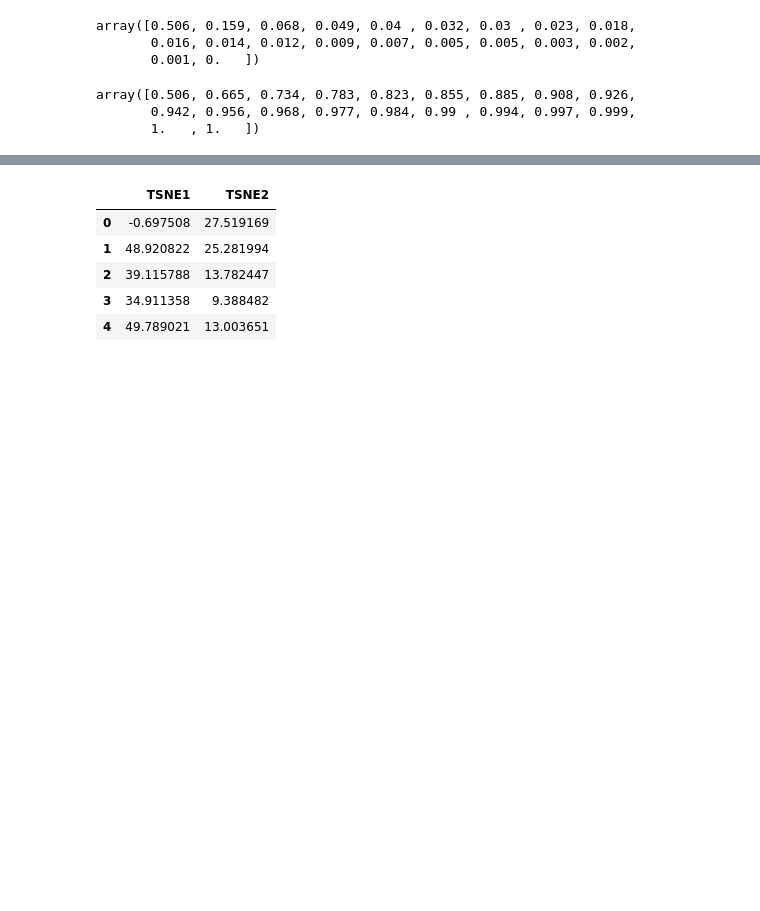
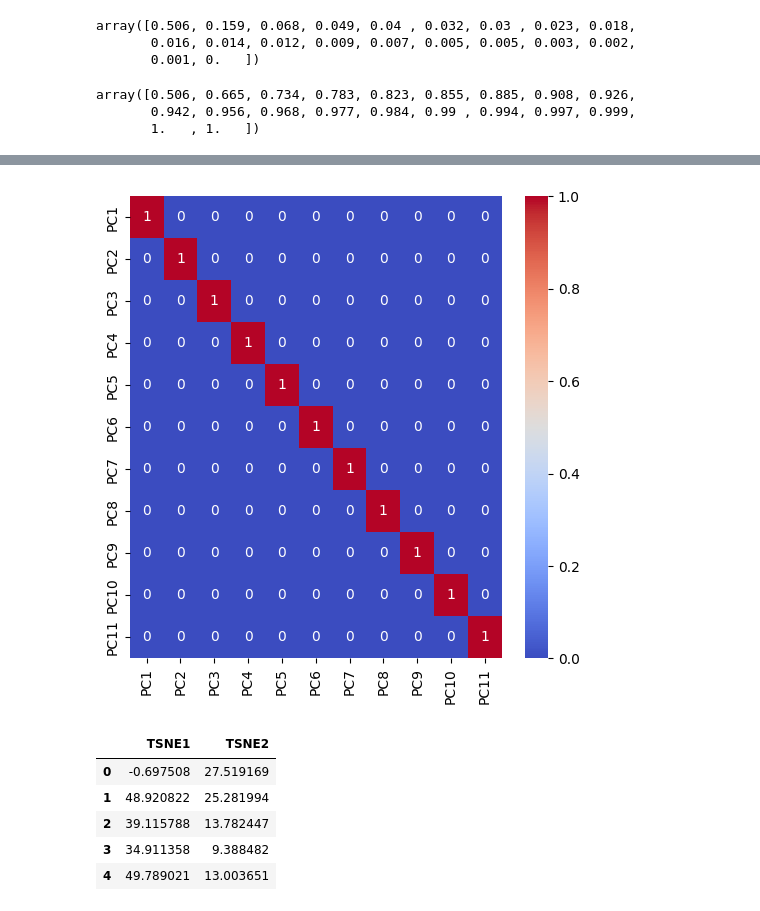
Before and after one commit to rioo09/Country-Classification-Project, a Jupyter notebook: P-651.ipynb, the cells around one changed output, grey strips where cells are left out. Saved outputs shown, nothing was run; the diff lists cells and outputs as text; code cells hidden in the pictures; blank space fills up the shorter version.

```diff
--- a/P-651.ipynb
+++ b/P-651.ipynb
@@ -370,6 +370,12 @@ final_df.head()
 | 2 | 4.660103 | 0.477959 | 0.718807 | -1.078308 | -0.029501 | -0.304612 | 0.524939 | -0.662705 | 0.646900 | 0.135902 | 0.273072 |
 | 3 | 3.518131 | -0.218426 | 0.208838 | -0.248240 | -0.185839 | 0.435861 | 0.012226 | -1.443681 | 0.548172 | 0.074780 | -0.189265 |
 | 4 | 5.117223 | 1.299910 | 1.210109 | -1.025742 | -0.103486 | -0.799969 | 0.055401 | -0.589656 | 0.194619 | 0.330264 | 0.116085 |
+# %%
+plt.figure(figsize = (6,6))
+sns.heatmap(final_df.corr()>0.7, annot = True, cmap = 'coolwarm') #Plot Heatmap To Identify Correlation Between PCA Components
+plt.show()
+# %% [output]
+[figure, added]
 # %%
 from sklearn.manifold import TSNE                                       #importting TSNE
 tsne = TSNE(n_components= 2, perplexity=40)
```
Also changed, not shown: parts of 6 cells of this notebook.
